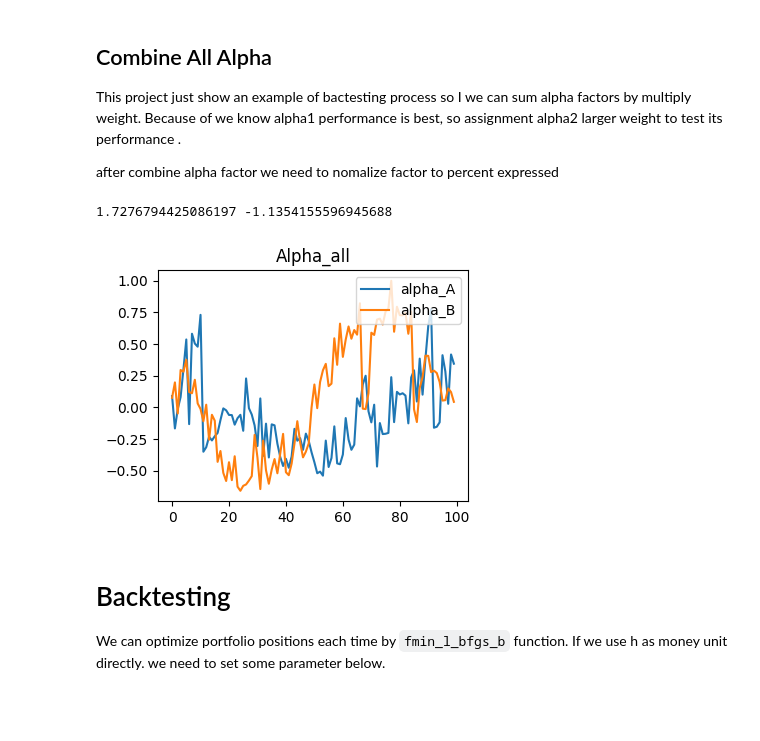
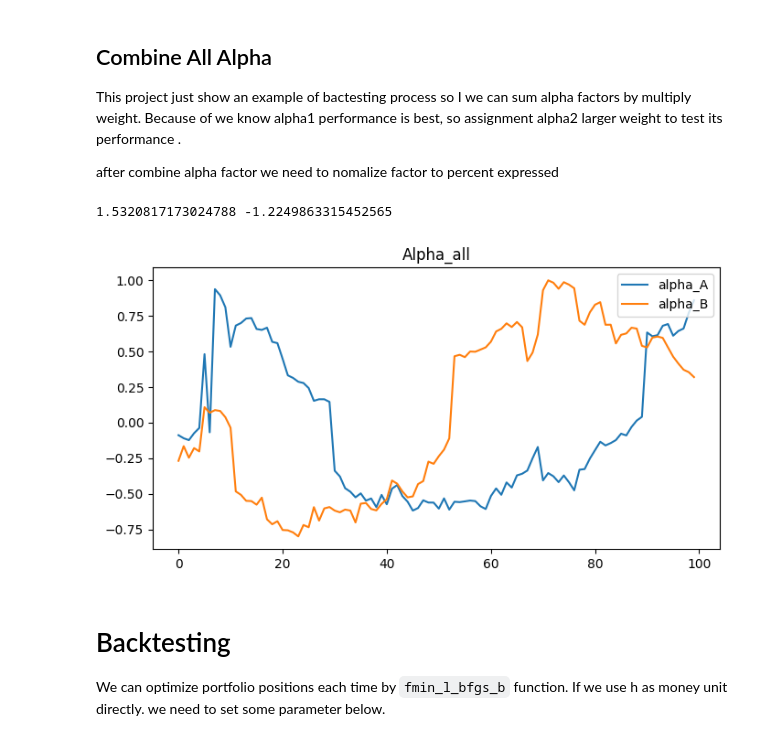
Before and after one commit to JiaRuiming-1/AI-Trading, a Jupyter notebook: P7_Backtesting/Backtesting_animate.ipynb, the cells around one changed output. Cells and saved outputs as stored; diff of their text form; code cells hidden in the pictures; blank space fills up the shorter version.

```diff
--- a/P7_Backtesting/Backtesting_animate.ipynb
+++ b/P7_Backtesting/Backtesting_animate.ipynb
@@ -10,7 +10,7 @@ from scipy.optimize import fmin_l_bfgs_b
 
 from matplotlib import pyplot as plt
 %matplotlib inline
-plt.rcParams['figure.figsize'] = [4, 3]
+plt.rcParams['figure.figsize'] = [8, 4]
 
 import warnings
 warnings.filterwarnings('ignore')
@@ -88,9 +88,9 @@ universe = universe.merge(factor_tmp, on=['time', 'ticker'], how='left')
 ### alpha_factor2
 Try SuperTrend indicator which create by stockstats. We use it compare to prices
 # %%
-tech_indicator_list = ['supertrend_ub', 'supertrend_lb']
-#stockstats.StockDataFrame.SUPERTREND_MUL = 3 #default = 3
-#stockstats.StockDataFrame.SUPERTREND_WINDOW = 14 #default=14
+tech_indicator_list = ['supertrend_ub', 'supertrend_lb', 'supertrend', 'close_5_sma']
+stockstats.StockDataFrame.SUPERTREND_MUL = 2 #default = 3
+stockstats.StockDataFrame.SUPERTREND_WINDOW = 5 #default=14
 stocks = stockstats.StockDataFrame.retype(universe)
 unique_ticker = universe.ticker.unique()
 indicator_df = pd.DataFrame()
@@ -100,10 +100,12 @@ for i in tqdm(range(len(unique_ticker)), desc='add tech indicators'):
     temp_indicator["ticker"] = unique_ticker[i]
     temp_indicator[["time","close"]] = stocks.loc[stocks.ticker == unique_ticker[i]][["time","close"]]
     #temp_indicator.fillna(method='backfill', inplace=True)
-    trend_up = temp_indicator['supertrend_ub'] - temp_indicator['close']
-    trend_down = temp_indicator['close'] - temp_indicator['supertrend_lb']
-    temp_indicator['alpha2'] = -np.where(trend_up>0, trend_up, np.where(trend_down<0, trend_down, 0))
+    #trend_up = temp_indicator['supertrend_ub'] - temp_indicator['close']
+    #trend_down = temp_indicator['close'] - temp_indicator['supertrend_lb']
+    #temp_indicator['alpha2'] = -np.where(trend_up>0, trend_up, np.where(trend_down<0, trend_down, 0))
+    temp_indicator['alpha2'] = temp_indicator['close_5_sma'] - temp_indicator['supertrend']
     indicator_df = indicator_df.append(temp_indicator, ignore_index=True)
 
-universe = universe.merge(indicator_df[["time", "ticker","alpha2"]], on=["time", "ticker"], how="left")
+universe = universe.merge(indicator_df[["time", "ticker","alpha2",'supertrend_ub', 'supertrend_lb', 'supertrend']],
+                          on=["time", "ticker"], how="left")
 universe = universe.sort_values(by=["time", "ticker"])
@@ -343,20 +350,20 @@ Because of we know alpha1 performance is best, so assignment alpha2 larger weigh
 
 after combine alpha factor we need to nomalize factor to percent expressed
 # %%
-alpha_df['alpha_all'] = (0.4*alpha_df['alpha1'] + 0.4*alpha_df['alpha2'] + 0.2*alpha_df['alpha3'])
+alpha_df['alpha_all'] = (0.4*alpha_df['alpha1'] + 0.5*alpha_df['alpha2'] + 0.1*alpha_df['alpha3'])
 print(max(alpha_df['alpha_all']), min(alpha_df['alpha_all']))
 alpha_df['alpha_all'] = alpha_df['alpha_all']/max(alpha_df['alpha_all'])
 
 plot_df = alpha_df.loc[alpha_df.index.get_level_values(1)=='A']
 plt.plot(plot_df['alpha_all'].values, label='alpha_A')
 plot_df = alpha_df.loc[alpha_df.index.get_level_values(1)=='B']
 plt.plot(plot_df['alpha_all'].values, label='alpha_B')
 plt.title('Alpha_all')
 plt.legend(loc='upper right')
 plt.show()
 # %% [output]
-1.7276794425086197 -1.1354155596945688
+1.5320817173024788 -1.2249863315452565
-[figure, old version]
+[figure, new version]
 # %% [markdown]
 # Backtesting
 We can optimize portfolio positions each time by `fmin_l_bfgs_b` function.
```
Also changed, not shown: parts of 17 cells of this notebook, 1 other file.
